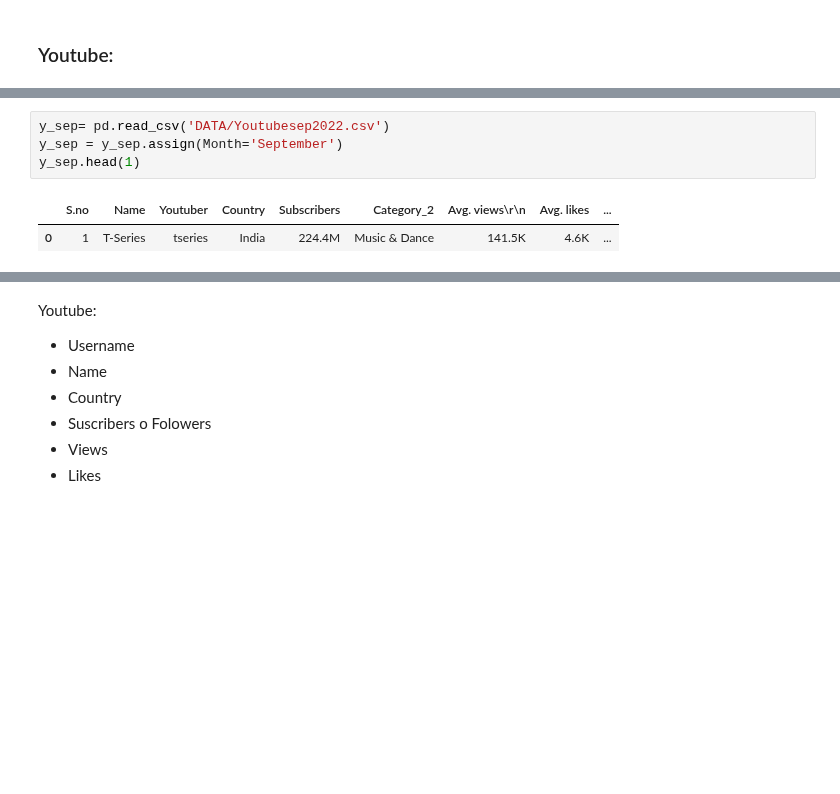
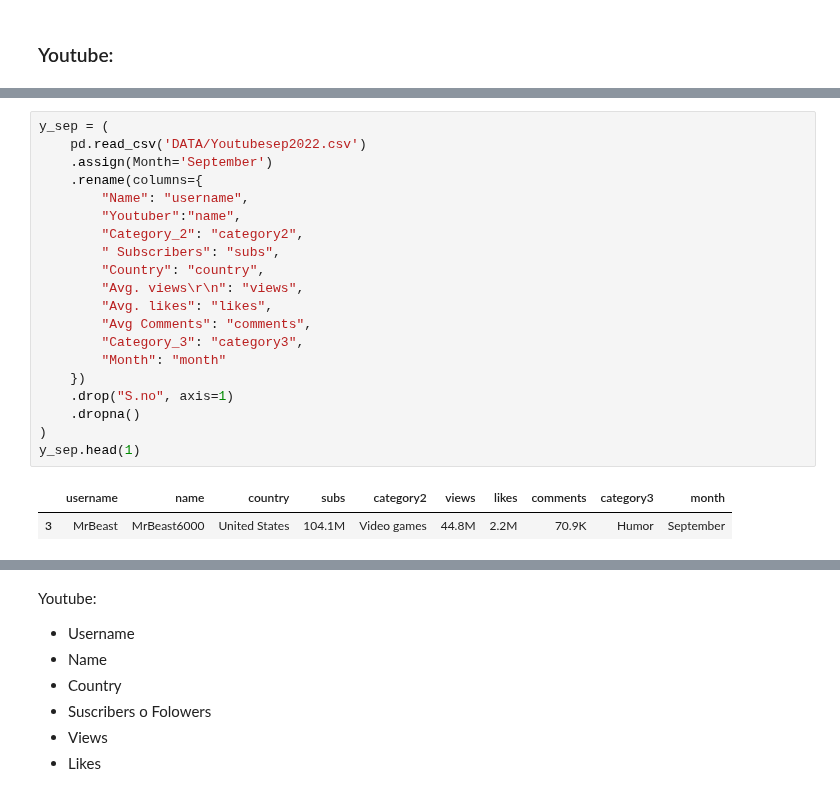
Before and after one commit to MarioChvx/ciencia_de_datos_PAMBAZO, a Jupyter notebook: proyectos/Proyecto4/socialnetworks.ipynb, the cells around one changed output, grey strips where cells are left out. Drawn from its saved outputs; the diff is of its cells as text; blank space fills up the shorter version.

```diff
--- a/proyectos/Proyecto4/socialnetworks.ipynb
+++ b/proyectos/Proyecto4/socialnetworks.ipynb
@@ -160,8 +257,24 @@ y_june.head(1)
 # %%
-y_sep= pd.read_csv('DATA/Youtubesep2022.csv')
-y_sep = y_sep.assign(Month='September')
+y_sep = (
+    pd.read_csv('DATA/Youtubesep2022.csv')
+    .assign(Month='September')
+    .rename(columns={
+        "Name": "username",
+        "Youtuber":"name",
+        "Category_2": "category2",
+        " Subscribers": "subs",
+        "Country": "country",
+        "Avg. views\r\n": "views",
+        "Avg. likes": "likes",
+        "Avg Comments": "comments",
+        "Category_3": "category3",
+        "Month": "month"
+    })
+    .drop("S.no", axis=1)
+    .dropna()
+)
 y_sep.head(1)
 # %% [output]
-|  | S.no | Name | Youtuber | Country | Subscribers | Category_2 | Avg. views\r\n | Avg. likes | ... |
-| 0 | 1 | T-Series | tseries | India | 224.4M | Music & Dance | 141.5K | 4.6K | ... |
+|  | username | name | country | subs | category2 | views | likes | comments | category3 | month |
+| 3 | MrBeast | MrBeast6000 | United States | 104.1M | Video games | 44.8M | 2.2M | 70.9K | Humor | September |
 # %%
```
Also changed, not shown: parts of 39 cells of this notebook.
